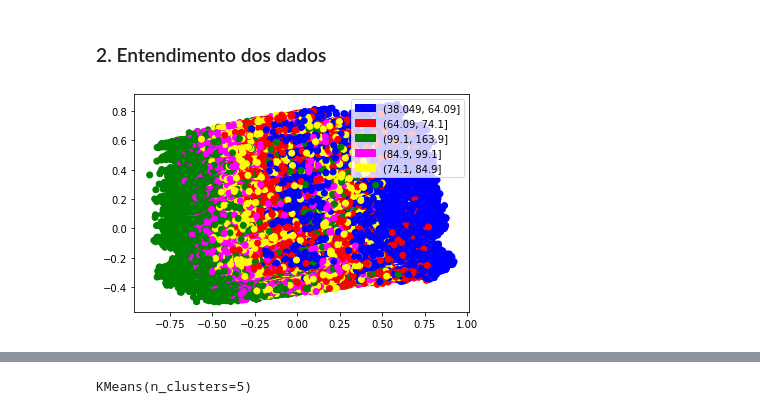
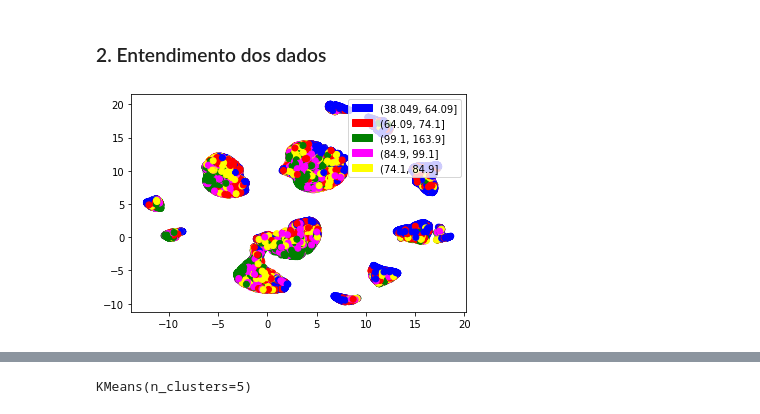
Before and after one commit to maluwastaken/Intro-Data-Science, a Jupyter notebook: classification.ipynb, the cells around one changed output, grey strips where cells are left out. Cells and saved outputs as stored; diff of their text form; code cells hidden in the pictures.

Commit message:
umap experimentation

```diff
--- a/classification.ipynb
+++ b/classification.ipynb
@@ -49 +51,3 @@ Como expresso no outro notebook, a coluna BodyweightKg_dist será utilizada para
+# %%
+data = df[['Sex', 'DivisionC', 'Best3SquatKg', 'Best3BenchKg', 'Best3DeadliftKg', 'TotalKg', 'PlaceC', 'Age','Bodyweight_dist']]
 # %%
@@ -81,8 +75,11 @@ len(y.value_counts())
 ### 2. Entendimento dos dados
 # %%
 from sklearn.decomposition import PCA
+import sklearn
+import umap
 import matplotlib.pyplot as plt
 from sklearn.preprocessing import MinMaxScaler
-scaler = MinMaxScaler()
-X_scaled = scaler.fit_transform(X)
-data = PCA(n_components = 2).fit_transform(X_scaled)
+import matplotlib.patches as mpatches
+# scaler = MinMaxScaler()
+# X_scaled = scaler.fit_transform(X)
+# data = PCA(n_components = 2).fit_transform(X_scaled)
@@ -89,13 +88,23 @@ data = PCA(n_components = 2).fit_transform(X_scaled)
 # %%
-color_label = {'(38.049, 64.09]': 'blue', '(64.09, 74.1]': 'red', '(99.1, 163.9]': 'green', '(84.9, 99.1]': 'magenta', '(74.1, 84.9]': 'yellow'}
+def viz(viz_tecnique, params, data, scaler):
+    reducer = None
+    scale = scaler()
+    X_scaled = scale.fit_transform(data.drop('Bodyweight_dist', axis = 1))
+    if viz_tecnique == sklearn.decomposition.PCA:
+        reducer = viz_tecnique(n_components = 2)
+    elif viz_tecnique == umap.UMAP:
+        reducer = viz_tecnique(**params)
+    data_reduced = reducer.fit_transform(X_scaled)
 
-label_color = [color_label[x] for x in y]
-import matplotlib.patches as mpatches
+    color_label = {'(38.049, 64.09]': 'blue', '(64.09, 74.1]': 'red', '(99.1, 163.9]': 'green', '(84.9, 99.1]': 'magenta', '(74.1, 84.9]': 'yellow'}
 
+    label_color = [color_label[x] for x in data['Bodyweight_dist']]
 
-plt.scatter(data[:, 0], data[:, 1], c=label_color)
-team_patches = [mpatches.Patch(color=color, label=team) for team, color in color_label.items()]
-plt.legend(handles=team_patches, loc='upper right')
-plt.show()
+    plt.scatter(data_reduced[:, 0], data_reduced[:, 1], c=label_color)
+    team_patches = [mpatches.Patch(color=color, label=team) for team, color in color_label.items()]
+    plt.legend(handles=team_patches, loc='upper right')
+    plt.show()
-# %% [output]
-[figure, removed]
+# %%
+viz(umap.UMAP, {'n_neighbors':50}, data.sample(frac=0.1), MinMaxScaler)
+# %% [output]
+[figure, added]
```
Also changed, not shown: parts of 17 cells of this notebook.
